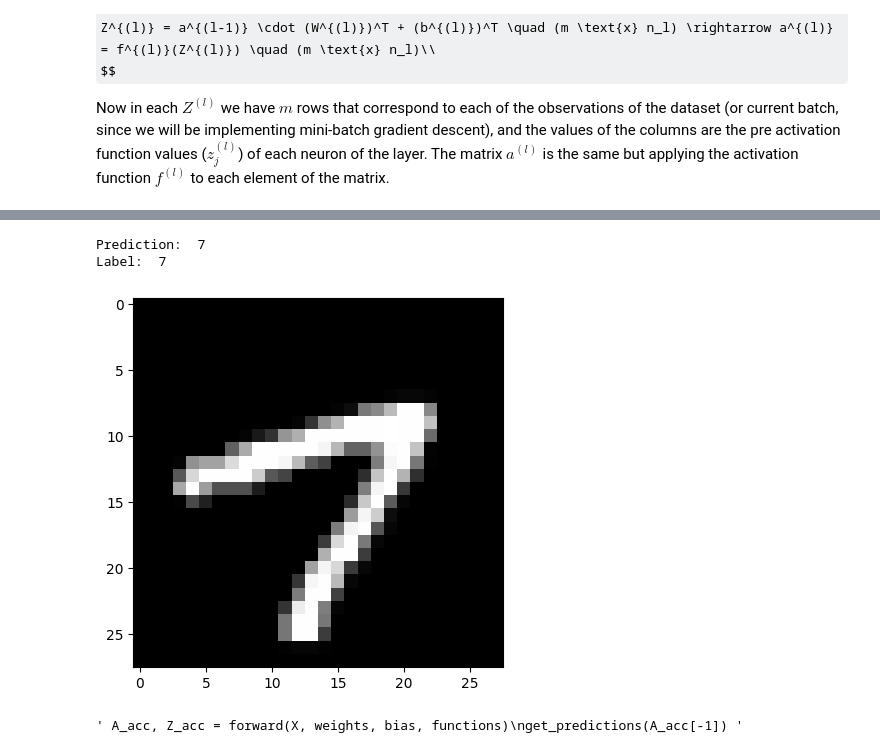
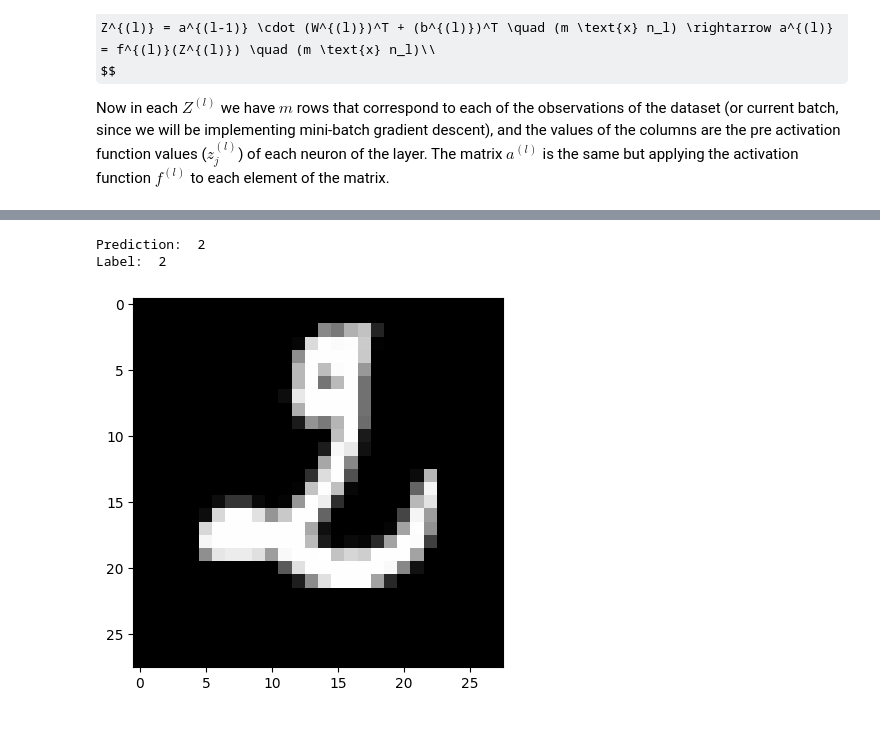
Before and after one commit to Plolw/neural_netwok_from_scratch, a Jupyter notebook: nn_cross_entropy.ipynb, the cells around one changed output, grey strips where cells are left out. Saved outputs shown, nothing was run; the diff lists cells and outputs as text; code cells hidden in the pictures; some formulas as TeX source.

```diff
--- a/nn_cross_entropy.ipynb
+++ b/nn_cross_entropy.ipynb
@@ -292,20 +262,3 @@ def create_mini_batches(X, y, batch_size):
 def mini_batch(X, y, size):
     random_indexes = np.random.choice(X.shape[0], size=size, replace=False)
     return (X[random_indexes, :], y[random_indexes])
-# %%
-def make_predictions(X_train, weights, bias, functions):
-    A, _ = forward(X_train, weights, bias, functions)
-    predictions = get_predictions(A[-1])
-    return predictions
-
-def test_prediction(X_train, Y_train, index, weights, bias, functions):
-    current_image = X_train[index]
-    prediction = make_predictions(X_train[None, :], weights, bias, functions)
-    label = Y_train[index]
-    print("Prediction: ", prediction)
-    print("Label: ", label)
-
-    current_image = current_image.reshape((28, 28)) * 255
-    plt.gray()
-    plt.imshow(current_image, interpolation='nearest')
-    plt.show()
@@ -321,14 +278,6 @@ Y = np.array(y_train)
 y = np.eye(2)[y_train]
 X = standardize(np.array(X_train))
 
-""" X = np.array([
-    [0.5, 1.2, 0.8],
-    [1.5, 0.3, 1.0],
-    [0.4, 1.5, 0.7]
-])
-Y = np.array([0, 1, 0])
-y = np.eye(2)[Y] """
-
 #define network
 EPOCHS = 500
 alpha = 0.01
@@ -338,21 +287,6 @@ n_neurons = [len(X[0]), 10, 2]
 functions = ["Sigmoid", "Softmax"]
 
 weights, bias = initialize_params(layers, n_neurons)
-
-""" while epochs > 0:
-    A, Z = forward(X, weights, bias, functions)
-    gradients_w, gradients_b = backward(A, weights, X, Z, y, functions)
-    weights, bias = update_params(weights, bias, gradients_w, gradients_b, alpha)
-    if epochs % 50 == 0:
-        print("Epoch: ", ITERATIONS - epochs)
-        print("Train Accuracy: ", get_accuracy(get_predictions(A[-1]), Y))
-        A_test = forward(X_test, weights, bias, functions)[0]
-        print("Test Accuracy: ", get_accuracy(get_predictions(A_test[-1]), Y_test))
-    epochs -= 1
-print("Epoch: ", ITERATIONS - epochs)
-print("Train Accuracy: ", get_accuracy(get_predictions(A[-1]), Y))
-A_test = forward(X_test, weights, bias, functions)[0]
-print("Test Accuracy: ", get_accuracy(get_predictions(A_test[-1]), Y_test)) """
 
 train_acc_list = []
 test_acc_list = []
@@ -484,11 +441,8 @@ def test_prediction(X_train, Y_train, index, weights, bias, functions):
     plt.imshow(current_image, interpolation='nearest')
     plt.show()
 # %%
-test_prediction(X, Y, 101, weights, bias, functions)
-""" A_acc, Z_acc = forward(X, weights, bias, functions)
-get_predictions(A_acc[-1]) """
+test_prediction(X, Y, 190, weights, bias, functions)
 # %% [output]
-Prediction:  7
-Label:  7
+Prediction:  2
+Label:  2
-[figure, old version]
+[figure, new version]
-' A_acc, Z_acc = forward(X, weights, bias, functions)\nget_predictions(A_acc[-1]) '
```
Also changed, not shown: parts of 11 cells of this notebook.
